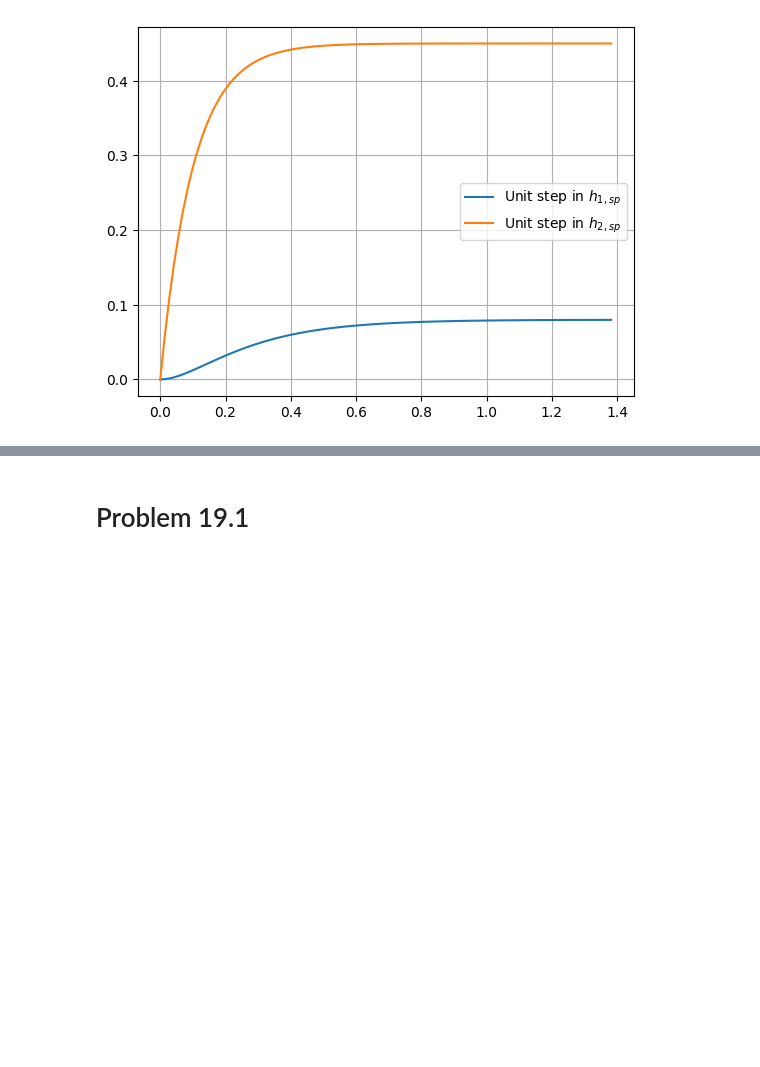
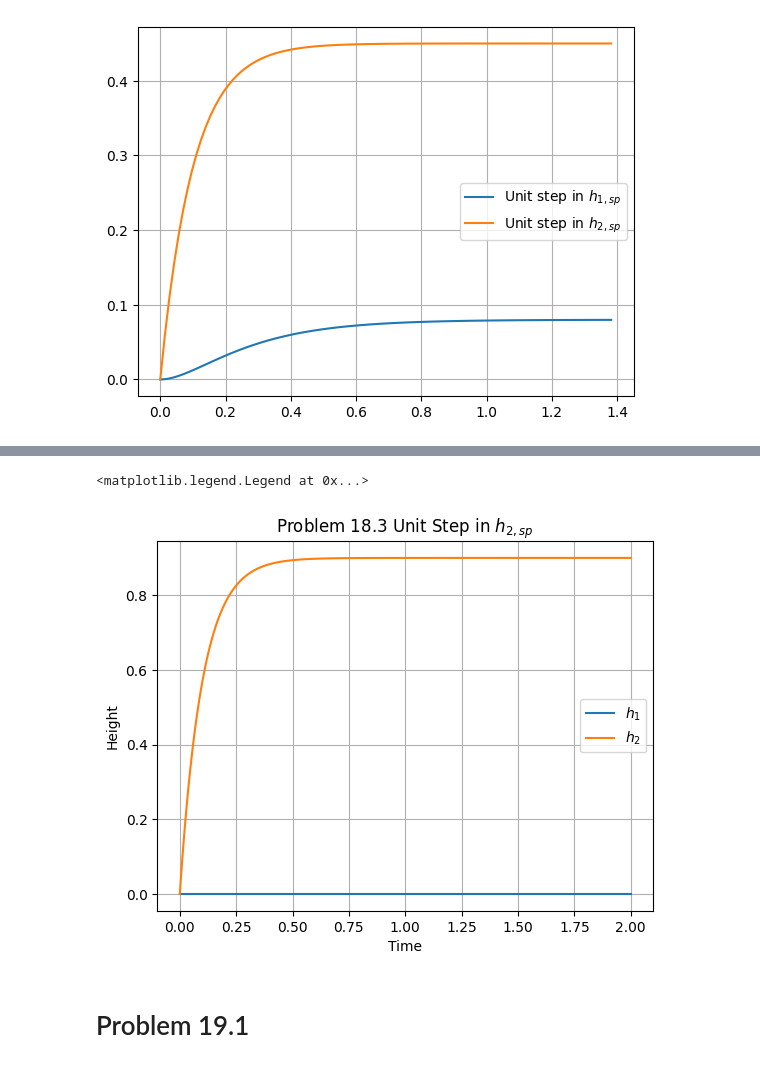
Before and after one commit to nibhscripta/Spring-2023, a Jupyter notebook: CHEN 461/CHEN 461 HW12/CHEN 461 HW12.ipynb, the cells around one changed output, grey strips where cells are left out. Cells and saved outputs as stored; diff of their text form; code cells hidden in the pictures; blank space fills up the shorter version.

```diff
--- a/CHEN 461/CHEN 461 HW12/CHEN 461 HW12.ipynb
+++ b/CHEN 461/CHEN 461 HW12/CHEN 461 HW12.ipynb
@@ -50,3 +123,16 @@ legend(loc="right")
+# %%
+p1_sol_2 = solve_ivp(*ode_args, **ode_kwargs, args=(0, 1))
+
+plot(p1_sol_2.t, p1_sol_2.y[0], label=r"$h_1$")
+plot(p1_sol_2.t, p1_sol_2.y[1], label=r"$h_2$")
+grid()
+xlabel("Time")
+ylabel("Height")
+title(r"Problem 18.3 Unit Step in $h_{2,sp}$")
+legend()
+# %% [output]
+<matplotlib.legend.Legend at 0x...>
+[figure, added]
 # %% [markdown]
 # Problem 19.1
 # %% [markdown]
```
Also changed, not shown: parts of 4 cells of this notebook.
